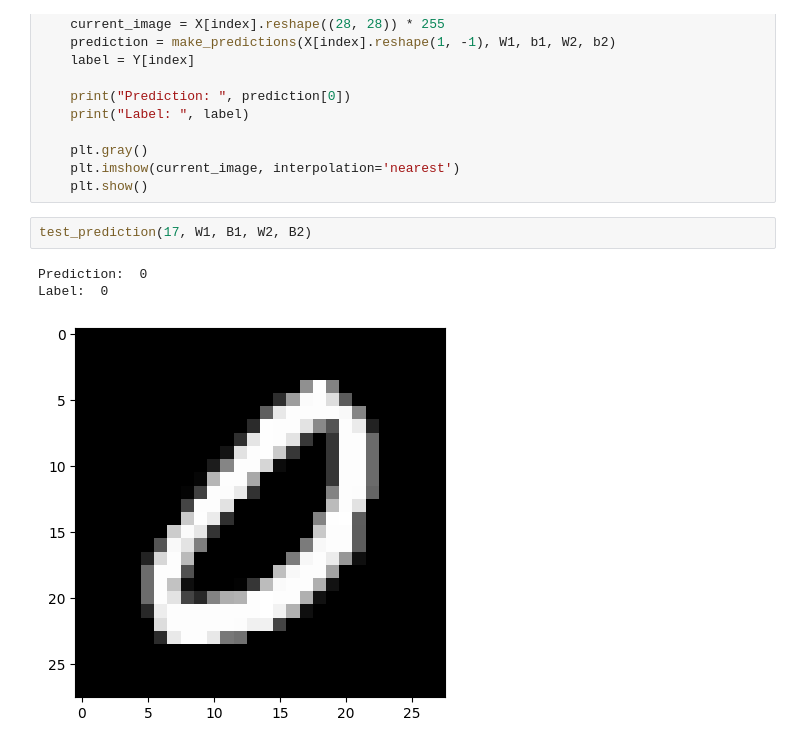
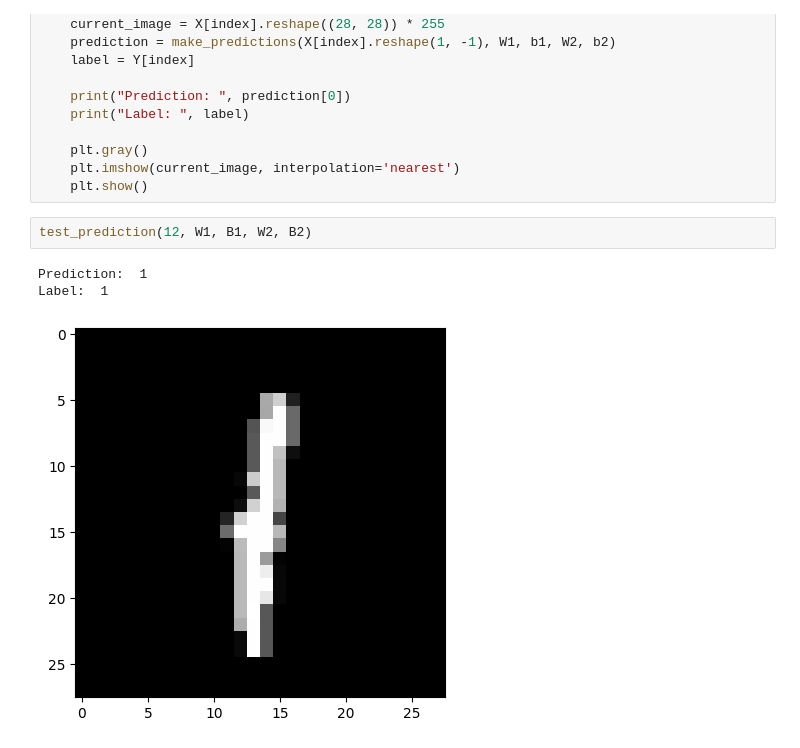
Before and after one commit to Nouhid665/Digit-Recognizer-Numpy, a Jupyter notebook: mnist-numpy-nn.ipynb, the cells around one changed output. Cells and saved outputs as stored; diff of their text form.

```diff
--- a/mnist-numpy-nn.ipynb
+++ b/mnist-numpy-nn.ipynb
@@ -135,8 +135,8 @@ def test_prediction(index, W1, b1, W2, b2):
     plt.imshow(current_image, interpolation='nearest')
     plt.show()
 # %%
-test_prediction(17, W1, B1, W2, B2)
+test_prediction(12, W1, B1, W2, B2)
 # %% [output]
-Prediction:  0
-Label:  0
+Prediction:  1
+Label:  1
-[figure, old version]
+[figure, new version]
```
Also changed, not shown: parts of 1 cell of this notebook.
